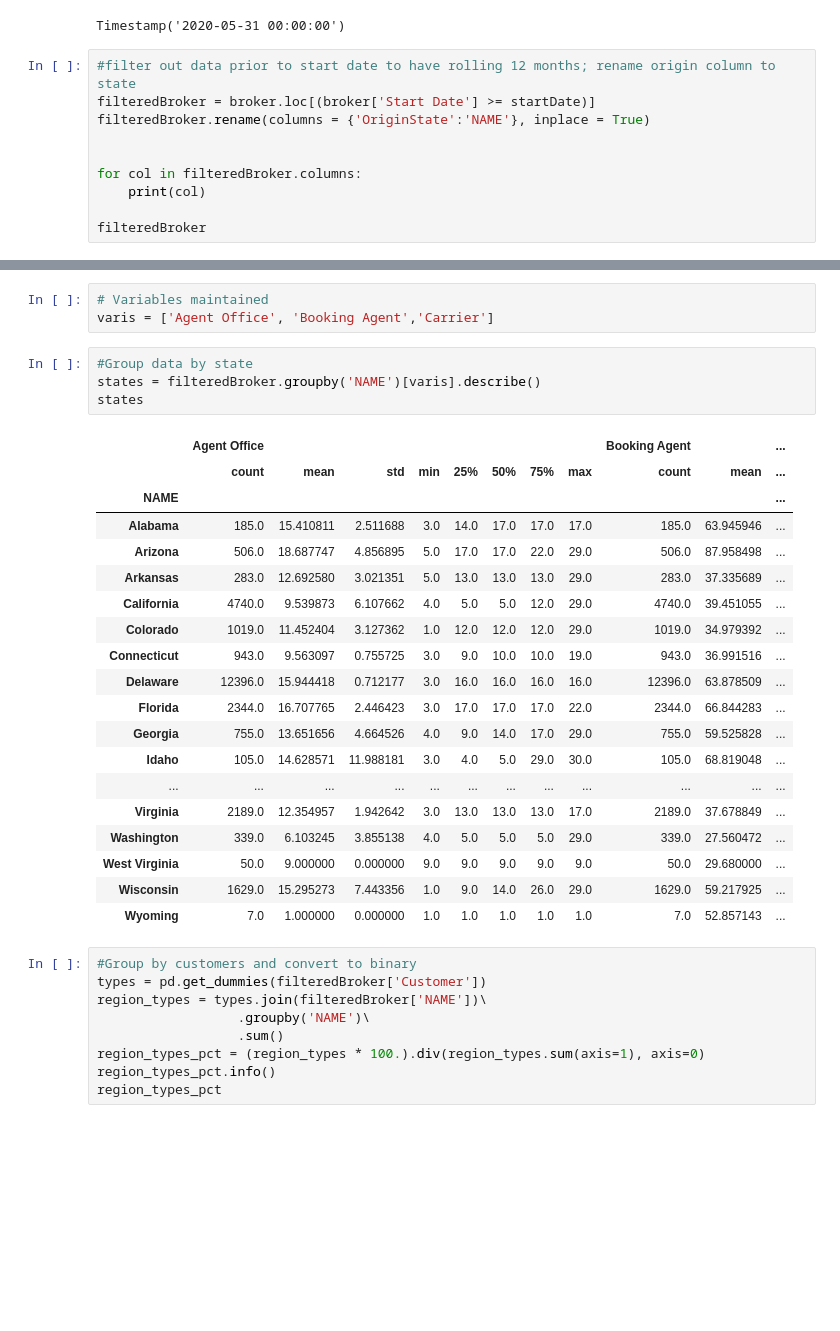
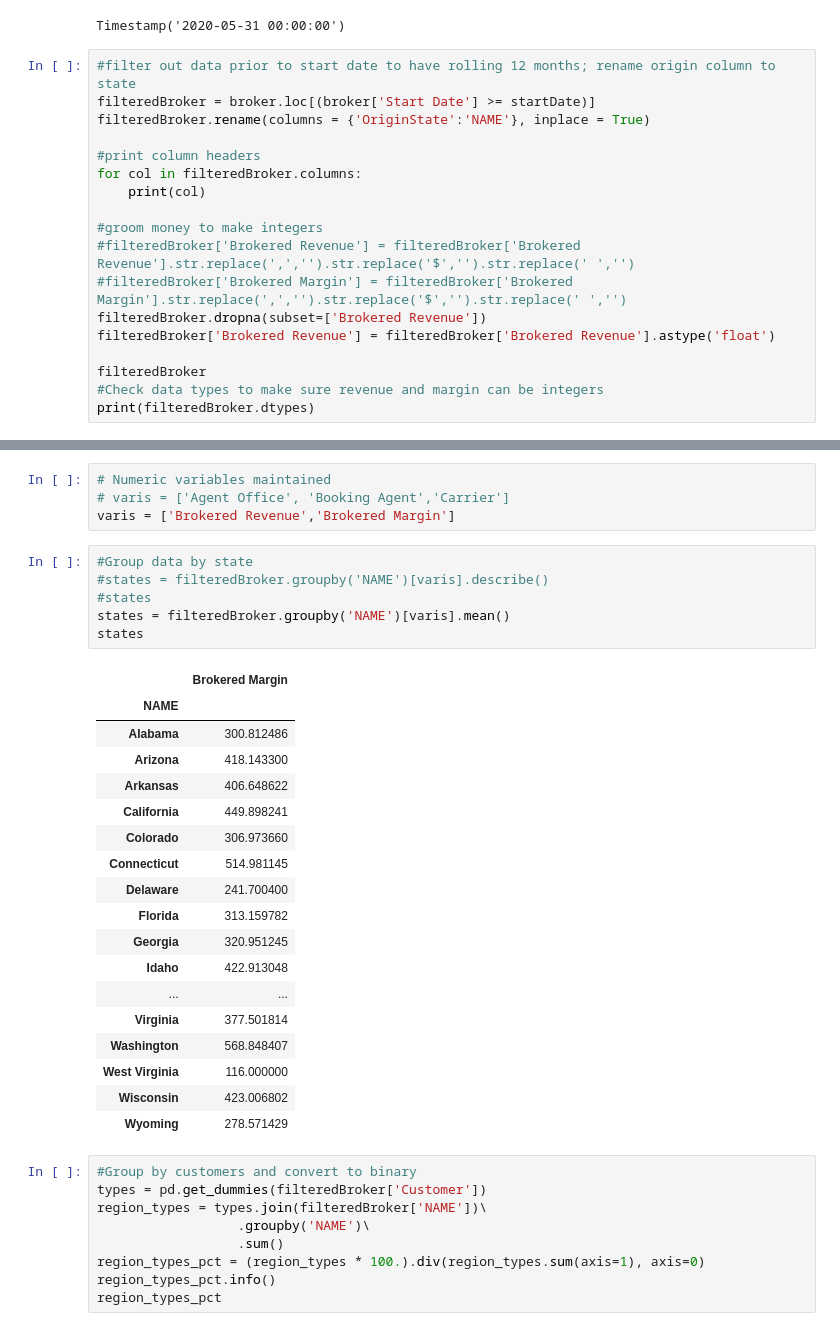
Before and after one commit to ShanRaye/regionalization_model, a Jupyter notebook: Regional_Model.ipynb, the cells around one changed output, grey strips where cells are left out. Drawn from its saved outputs; the diff is of its cells as text; blank space fills up the shorter version.

```diff
--- a/Regional_Model.ipynb
+++ b/Regional_Model.ipynb
@@ -64,11 +64,19 @@ Timestamp('2020-05-31 00:00:00')
 filteredBroker = broker.loc[(broker['Start Date'] >= startDate)]
 filteredBroker.rename(columns = {'OriginState':'NAME'}, inplace = True)
 
-
+#print column headers
 for col in filteredBroker.columns:
     print(col)
 
+#groom money to make integers
+#filteredBroker['Brokered Revenue'] = filteredBroker['Brokered Revenue'].str.replace(',','').str.replace('$','').str.replace(' ','')
+#filteredBroker['Brokered Margin'] = filteredBroker['Brokered Margin'].str.replace(',','').str.replace('$','').str.replace(' ','')
+filteredBroker.dropna(subset=['Brokered Revenue'])
+filteredBroker['Brokered Revenue'] = filteredBroker['Brokered Revenue'].astype('float')
+
 filteredBroker
+#Check data types to make sure revenue and margin can be integers
+print(filteredBroker.dtypes)
 # %% [output]
 Order #
 Leg #
@@ -108,30 +104,32 @@ See the caveats in the documentation: https://pandas.pydata.org/pandas-docs/stab
 # %%
-# Variables maintained
-varis = ['Agent Office', 'Booking Agent','Carrier']
+# Numeric variables maintained
+# varis = ['Agent Office', 'Booking Agent','Carrier']
+varis = ['Brokered Revenue','Brokered Margin']
 # %%
 #Group data by state
-states = filteredBroker.groupby('NAME')[varis].describe()
+#states = filteredBroker.groupby('NAME')[varis].describe()
+#states
+states = filteredBroker.groupby('NAME')[varis].mean()
 states
 # %% [output]
-|  | Agent Office |  |  |  |  |  |  |  | Booking Agent |  | ... |
-|  | count | mean | std | min | 25% | 50% | 75% | max | count | mean | ... |
-| NAME |  |  |  |  |  |  |  |  |  |  | ... |
-| Alabama | 185.0 | 15.410811 | 2.511688 | 3.0 | 14.0 | 17.0 | 17.0 | 17.0 | 185.0 | 63.945946 | ... |
-| Arizona | 506.0 | 18.687747 | 4.856895 | 5.0 | 17.0 | 17.0 | 22.0 | 29.0 | 506.0 | 87.958498 | ... |
-| Arkansas | 283.0 | 12.692580 | 3.021351 | 5.0 | 13.0 | 13.0 | 13.0 | 29.0 | 283.0 | 37.335689 | ... |
-| California | 4740.0 | 9.539873 | 6.107662 | 4.0 | 5.0 | 5.0 | 12.0 | 29.0 | 4740.0 | 39.451055 | ... |
-| Colorado | 1019.0 | 11.452404 | 3.127362 | 1.0 | 12.0 | 12.0 | 12.0 | 29.0 | 1019.0 | 34.979392 | ... |
-| Connecticut | 943.0 | 9.563097 | 0.755725 | 3.0 | 9.0 | 10.0 | 10.0 | 19.0 | 943.0 | 36.991516 | ... |
-| Delaware | 12396.0 | 15.944418 | 0.712177 | 3.0 | 16.0 | 16.0 | 16.0 | 16.0 | 12396.0 | 63.878509 | ... |
-| Florida | 2344.0 | 16.707765 | 2.446423 | 3.0 | 17.0 | 17.0 | 17.0 | 22.0 | 2344.0 | 66.844283 | ... |
-| Georgia | 755.0 | 13.651656 | 4.664526 | 4.0 | 9.0 | 14.0 | 17.0 | 29.0 | 755.0 | 59.525828 | ... |
-| Idaho | 105.0 | 14.628571 | 11.988181 | 3.0 | 4.0 | 5.0 | 29.0 | 30.0 | 105.0 | 68.819048 | ... |
-| ... | ... | ... | ... | ... | ... | ... | ... | ... | ... | ... | ... |
-| Virginia | 2189.0 | 12.354957 | 1.942642 | 3.0 | 13.0 | 13.0 | 13.0 | 17.0 | 2189.0 | 37.678849 | ... |
-| Washington | 339.0 | 6.103245 | 3.855138 | 4.0 | 5.0 | 5.0 | 5.0 | 29.0 | 339.0 | 27.560472 | ... |
-| West Virginia | 50.0 | 9.000000 | 0.000000 | 9.0 | 9.0 | 9.0 | 9.0 | 9.0 | 50.0 | 29.680000 | ... |
-| Wisconsin | 1629.0 | 15.295273 | 7.443356 | 1.0 | 9.0 | 14.0 | 26.0 | 29.0 | 1629.0 | 59.217925 | ... |
-| Wyoming | 7.0 | 1.000000 | 0.000000 | 1.0 | 1.0 | 1.0 | 1.0 | 1.0 | 7.0 | 52.857143 | ... |
+|  | Brokered Margin |
+| NAME |  |
+| Alabama | 300.812486 |
+| Arizona | 418.143300 |
+| Arkansas | 406.648622 |
+| California | 449.898241 |
+| Colorado | 306.973660 |
+| Connecticut | 514.981145 |
+| Delaware | 241.700400 |
+| Florida | 313.159782 |
+| Georgia | 320.951245 |
+| Idaho | 422.913048 |
+| ... | ... |
+| Virginia | 377.501814 |
+| Washington | 568.848407 |
+| West Virginia | 116.000000 |
+| Wisconsin | 423.006802 |
+| Wyoming | 278.571429 |
 # %%
 #Group by customers and convert to binary
 types = pd.get_dummies(filteredBroker['Customer'])
```
Also changed, not shown: parts of 3 cells of this notebook.
